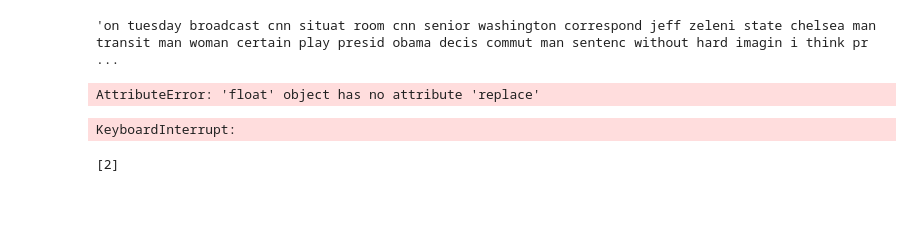
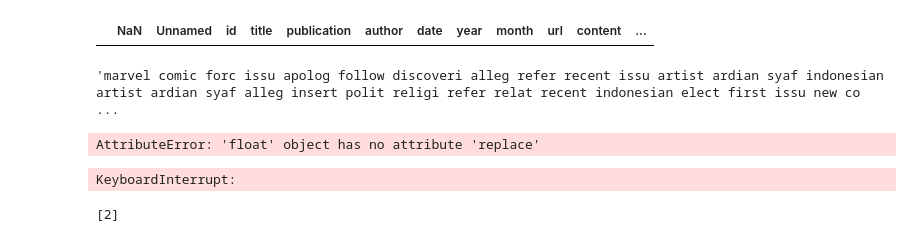
Before and after one commit to jon-infante/BiasDetector, a Jupyter notebook: Intensive.ipynb, the cells around one changed output. Cells and saved outputs as stored; diff of their text form; code cells hidden in the pictures; blank space fills up the shorter version.

```diff
--- a/Intensive.ipynb
+++ b/Intensive.ipynb
@@ -49,7 +38,7 @@ df[df.publication == 'Breitbart']
 # %%
 #Second batch:
-n_s_breitbart = df[df['4'] == 'Breitbart']
-n_s_times = df[df['4'] == 'New York Times']
+n_s_breitbart = df[df.publication == 'Breitbart']
+n_s_times = df[df.publication == 'New York Times']
 #First batch:
-n_s_atlantic = df2[df2['4'] == 'Atlantic']
-n_s_post = df2[df2['4'] == 'New York Post']
+n_s_atlantic = df2[df2.publication == 'Atlantic']
+n_s_post = df2[df2.publication == 'New York Post']
@@ -73,10 +45,14 @@ KeyError: '4'
 # %%
 n_s = list(n_s_breitbart.iloc[:,11].values) + list(n_s_post.iloc[:,11].values) \
  + list(n_s_atlantic.iloc[:,11].values) + list(n_s_times.iloc[:,11].values)
-# %%
-n_s[0]
-# %% [output]
-'on tuesday broadcast cnn situat room cnn senior washington correspond jeff zeleni state chelsea man transit man woman certain play presid obama decis commut man sentenc without hard imagin i think pr ...
+# %%
+n_s_breitbart.dropna()
+# %% [output]
+|  | NaN | Unnamed | id | title | publication | author | date | year | month | url | content | ... |
+# %%
+n_s_breitbart.iloc[15]["cleaned"]
+# %% [output]
+'marvel comic forc issu apolog follow discoveri alleg refer recent issu artist ardian syaf indonesian artist ardian syaf alleg insert polit religi refer relat recent indonesian elect first issu new co ...
 # %%
 n_s = [word.replace('New York Post','') for word in n_s]
 n_s = [word.replace('Breitbart','') for word in n_s]
```
Also changed, not shown: parts of 6 cells of this notebook, 2 other files.
